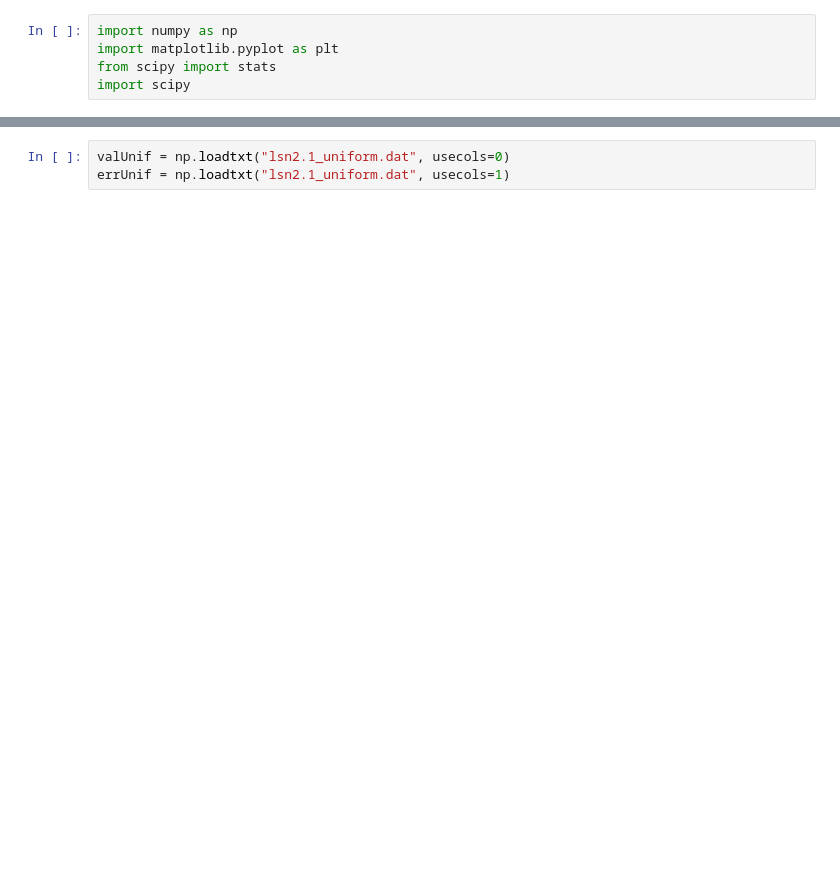
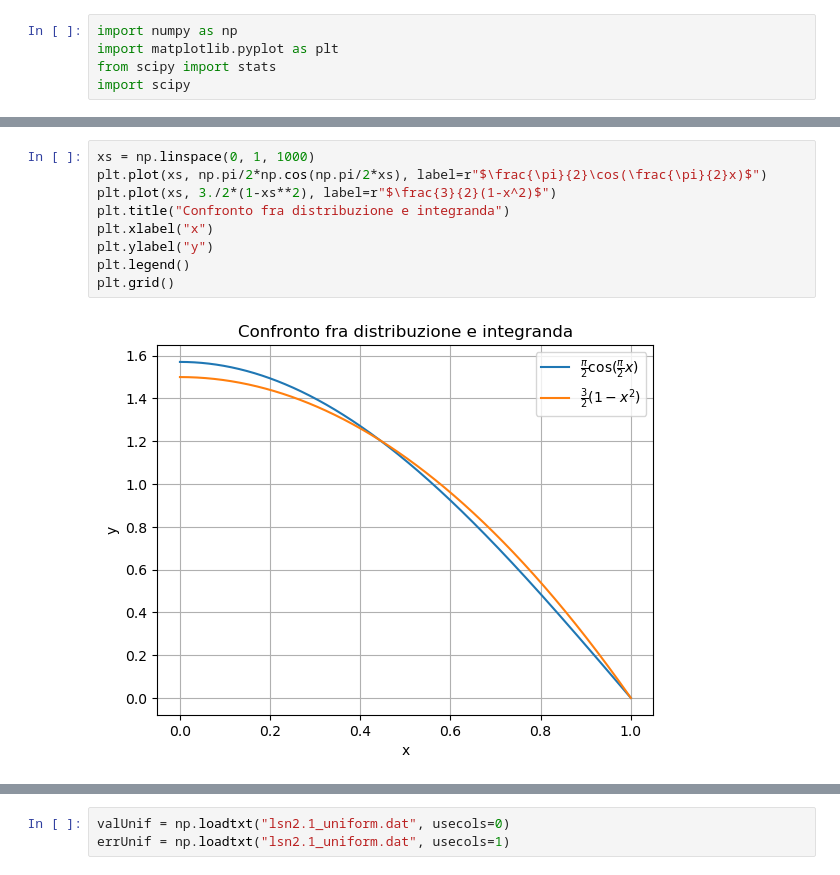
Before and after one commit to eliasteve/labsimnumerica, a Jupyter notebook: LSN_02/LSN_02.ipynb, the cells around one changed output, grey strips where cells are left out. Drawn from its saved outputs; the diff is of its cells as text; blank space fills up the shorter version.

```diff
--- a/LSN_02/LSN_02.ipynb
+++ b/LSN_02/LSN_02.ipynb
@@ -5,0 +22,11 @@ import scipy
+# %%
+xs = np.linspace(0, 1, 1000)
+plt.plot(xs, np.pi/2*np.cos(np.pi/2*xs), label=r"$\frac{\pi}{2}\cos(\frac{\pi}{2}x)$")
+plt.plot(xs, 3./2*(1-xs**2), label=r"$\frac{3}{2}(1-x^2)$")
+plt.title("Confronto fra distribuzione e integranda")
+plt.xlabel("x")
+plt.ylabel("y")
+plt.legend()
+plt.grid()
+# %% [output]
+[figure, added]
```
Also changed, not shown: parts of 19 cells of this notebook, 6 other files.
